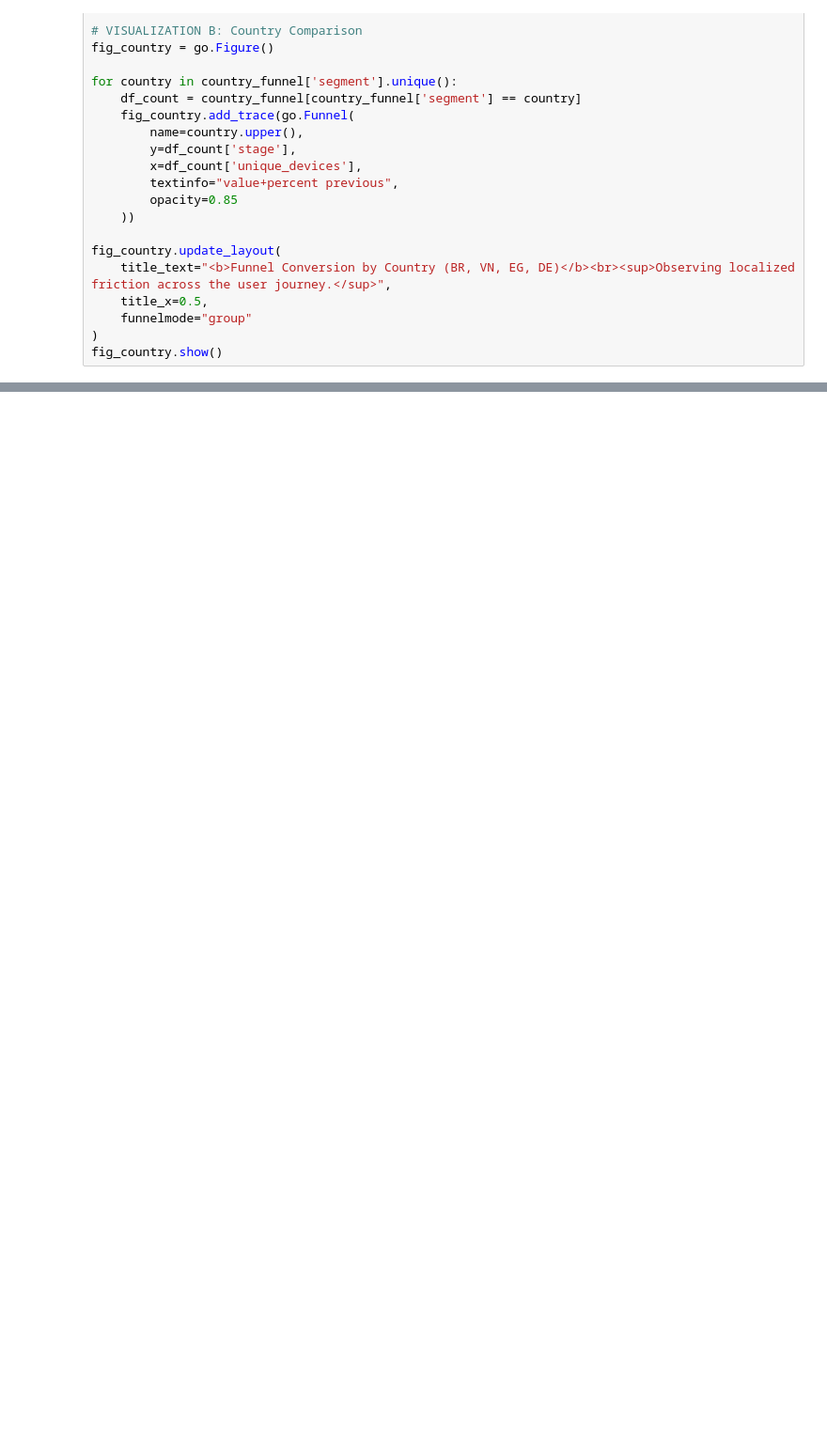
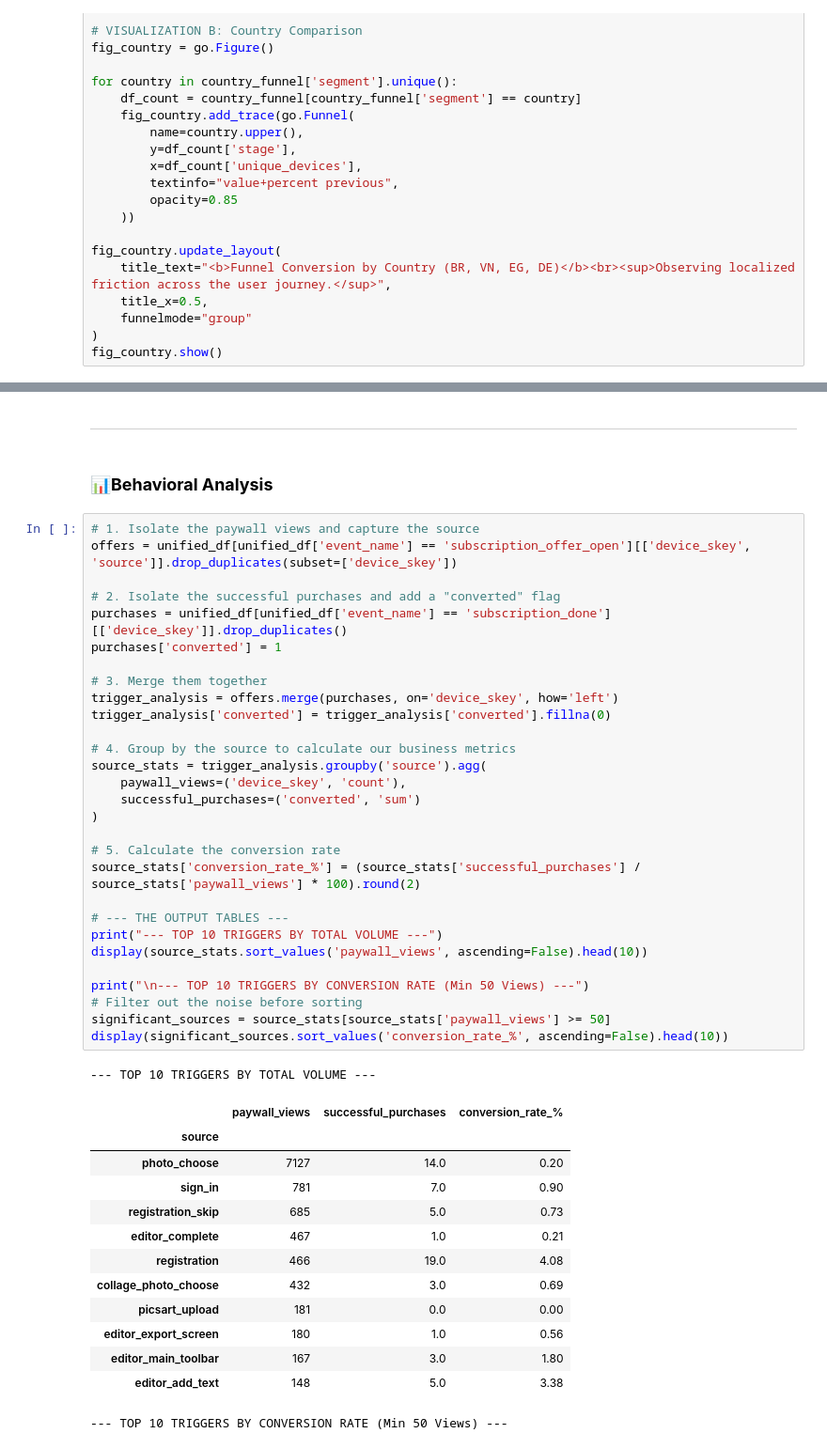
Before and after one commit to VaheGdlyan/DS_Projects, a Jupyter notebook: task_1_subscription_funnel/task_1_subscription_funnel.ipynb, the cells around one changed output, grey strips where cells are left out. Shown at 94% size. Drawn from its saved outputs; the diff is of its cells as text; blank space fills up the shorter version.

```diff
--- a/task_1_subscription_funnel/task_1_subscription_funnel.ipynb
+++ b/task_1_subscription_funnel/task_1_subscription_funnel.ipynb
@@ -291,0 +368,48 @@ fig_country.show()
+# %% [markdown]
+---------------------------------------------------------------------------------------------------------------------------------------------------------------------
+# %% [markdown]
+### **📊Behavioral Analysis**
+# %%
+# 1. Isolate the paywall views and capture the source
+offers = unified_df[unified_df['event_name'] == 'subscription_offer_open'][['device_skey', 'source']].drop_duplicates(subset=['device_skey'])
+
+# 2. Isolate the successful purchases and add a "converted" flag
+purchases = unified_df[unified_df['event_name'] == 'subscription_done'][['device_skey']].drop_duplicates()
+purchases['converted'] = 1
+
+# 3. Merge them together
+trigger_analysis = offers.merge(purchases, on='device_skey', how='left')
+trigger_analysis['converted'] = trigger_analysis['converted'].fillna(0)
+
+# 4. Group by the source to calculate our business metrics
+source_stats = trigger_analysis.groupby('source').agg(
+    paywall_views=('device_skey', 'count'),
+    successful_purchases=('converted', 'sum')
+)
+
+# 5. Calculate the conversion rate
+source_stats['conversion_rate_%'] = (source_stats['successful_purchases'] / source_stats['paywall_views'] * 100).round(2)
+
+# --- THE OUTPUT TABLES ---
+print("--- TOP 10 TRIGGERS BY TOTAL VOLUME ---")
+display(source_stats.sort_values('paywall_views', ascending=False).head(10))
+
+print("\n--- TOP 10 TRIGGERS BY CONVERSION RATE (Min 50 Views) ---")
+# Filter out the noise before sorting
+significant_sources = source_stats[source_stats['paywall_views'] >= 50]
+display(significant_sources.sort_values('conversion_rate_%', ascending=False).head(10))
+# %% [output]
+--- TOP 10 TRIGGERS BY TOTAL VOLUME ---
+|  | paywall_views | successful_purchases | conversion_rate_% |
+| source |  |  |  |
+| photo_choose | 7127 | 14.0 | 0.20 |
+| sign_in | 781 | 7.0 | 0.90 |
+| registration_skip | 685 | 5.0 | 0.73 |
+| editor_complete | 467 | 1.0 | 0.21 |
+| registration | 466 | 19.0 | 4.08 |
+| collage_photo_choose | 432 | 3.0 | 0.69 |
+| picsart_upload | 181 | 0.0 | 0.00 |
+| editor_export_screen | 180 | 1.0 | 0.56 |
+| editor_main_toolbar | 167 | 3.0 | 1.80 |
+| editor_add_text | 148 | 5.0 | 3.38 |
+--- TOP 10 TRIGGERS BY CONVERSION RATE (Min 50 Views) ---
```
Also changed, not shown: parts of 25 cells of this notebook, 1 other file.
